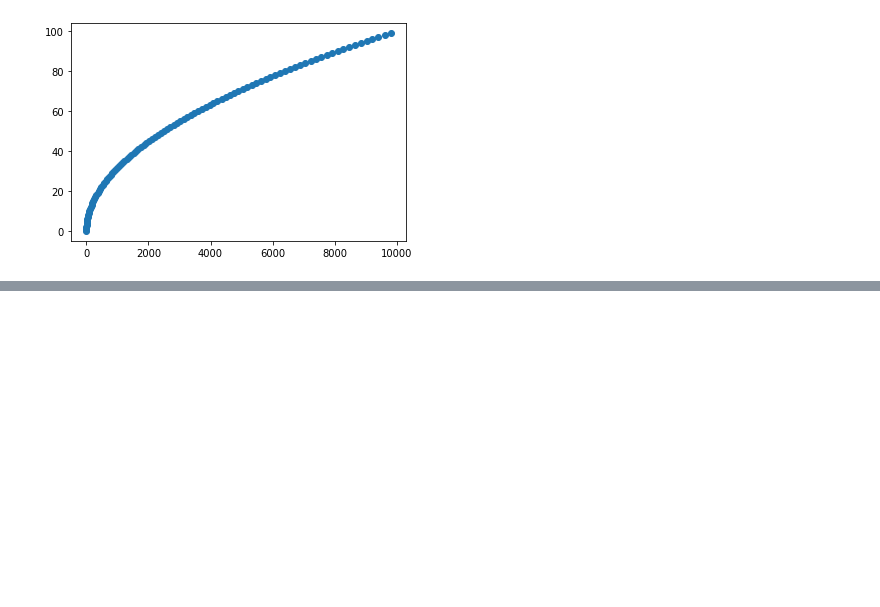
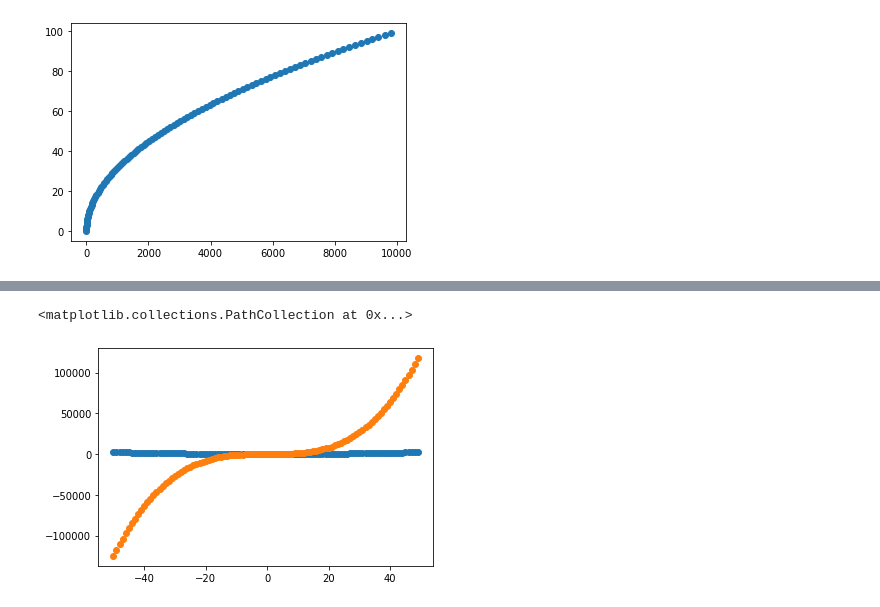
Before and after one commit to anujthapamagar/FEDS, a Jupyter notebook: datatypes.ipynb, the cells around one changed output, grey strips where cells are left out. Cells and saved outputs as stored; diff of their text form; code cells hidden in the pictures; blank space fills up the shorter version.

```diff
--- a/datatypes.ipynb
+++ b/datatypes.ipynb
@@ -159,0 +283,6 @@ plt.scatter(result, data1)
+# %%
+plt.scatter(data_neg, result)
+plt.scatter(data_neg, result2)
+# %% [output]
+<matplotlib.collections.PathCollection at 0x...>
+[figure, added]
```
Also changed, not shown: parts of 16 cells of this notebook.
